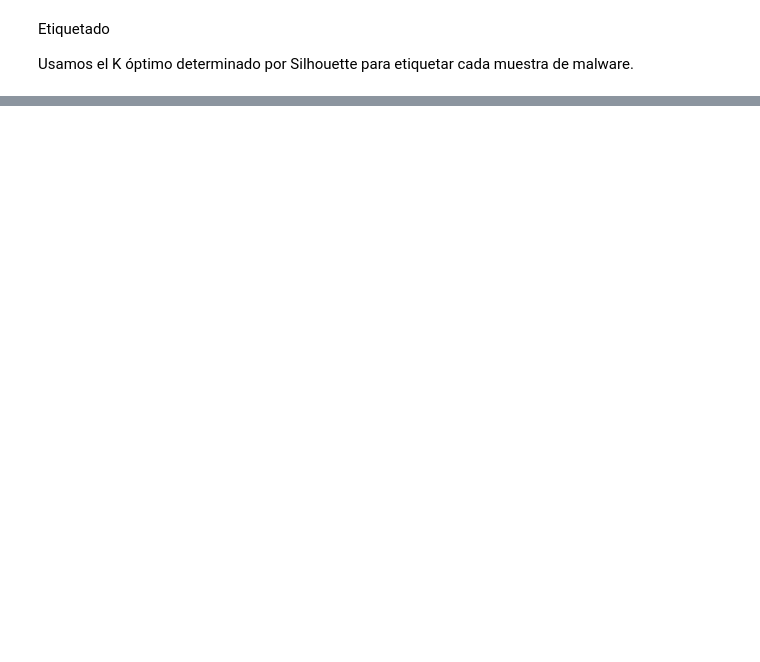
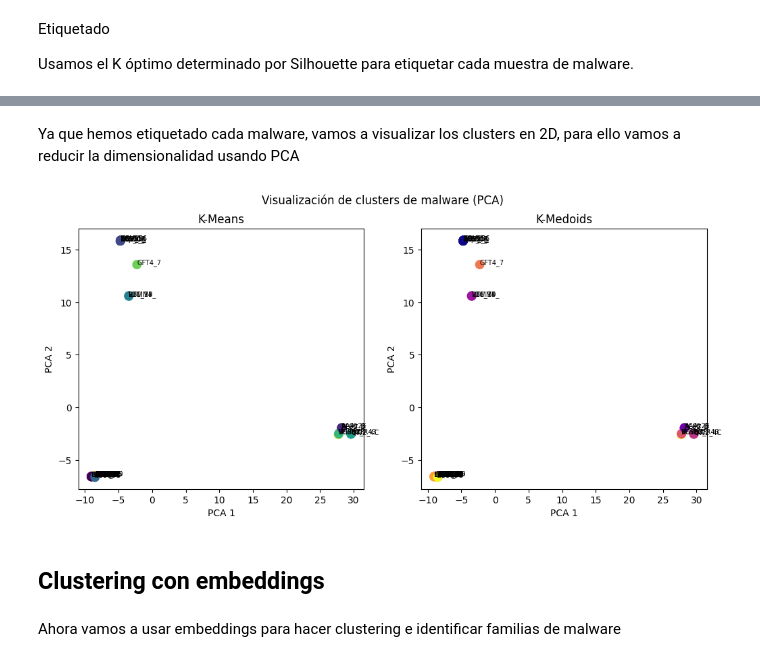
Before and after one commit to PedroPabloGuzmanMayen/Lab3__SDS, a Jupyter notebook: lab3.ipynb, the cells around one changed output, grey strips where cells are left out. Saved outputs shown, nothing was run; the diff lists cells and outputs as text; code cells hidden in the pictures; blank space fills up the shorter version.

```diff
--- a/lab3.ipynb
+++ b/lab3.ipynb
@@ -413,2 +439,34 @@ print('\nDataset etiquetado guardado como labeled.csv')
 
 Dataset etiquetado guardado como labeled.csv
+# %% [markdown]
+Ya que hemos etiquetado cada malware, vamos a visualizar los clusters en 2D, para ello vamos a reducir la dimensionalidad usando PCA
+# %%
+pca = PCA(n_components=2)
+X_pca = pca.fit_transform(X_scaled)
+
+fig, ax = plt.subplots(1,2, figsize=(12,5))
+
+ax[0].scatter(X_pca[:,0], X_pca[:,1], c=df["cluster_kmeans"], cmap="viridis", s=80)
+ax[0].set_title("K-Means")
+ax[0].set_xlabel("PCA 1")
+ax[0].set_ylabel("PCA 2")
+
+for i, txt in enumerate(df["Hash"]):
+    ax[0].annotate(txt[:6], (X_pca[i,0], X_pca[i,1]), fontsize=7)
+
+ax[1].scatter(X_pca[:,0], X_pca[:,1], c=df["cluster_kmedoids"], cmap="plasma", s=80)
+ax[1].set_title("K-Medoids")
+ax[1].set_xlabel("PCA 1")
+ax[1].set_ylabel("PCA 2")
+
+for i, txt in enumerate(df["Hash"]):
+    ax[1].annotate(txt[:6], (X_pca[i,0], X_pca[i,1]), fontsize=7)
+
+plt.suptitle("Visualización de clusters de malware (PCA)")
+plt.show()
+# %% [output]
+[figure, added]
+# %% [markdown]
+## Clustering con embeddings
+# %% [markdown]
+Ahora vamos a usar embeddings para hacer clustering e identificar familias de malware
```
Also changed, not shown: parts of 15 cells of this notebook, 6 other files.
